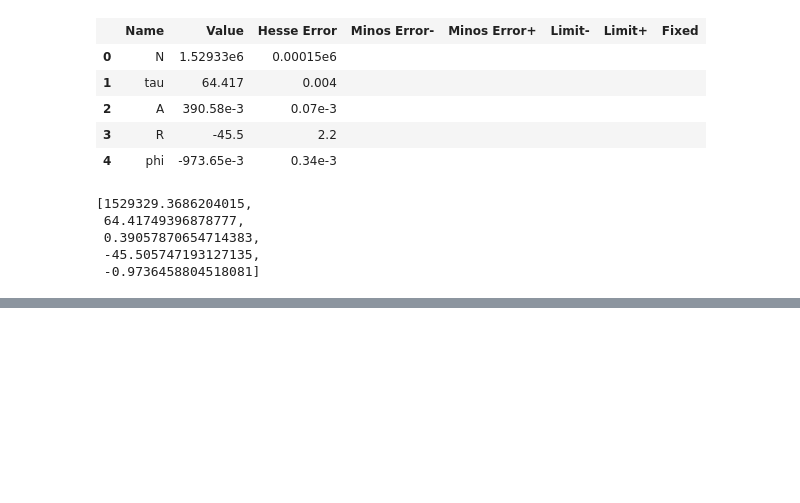
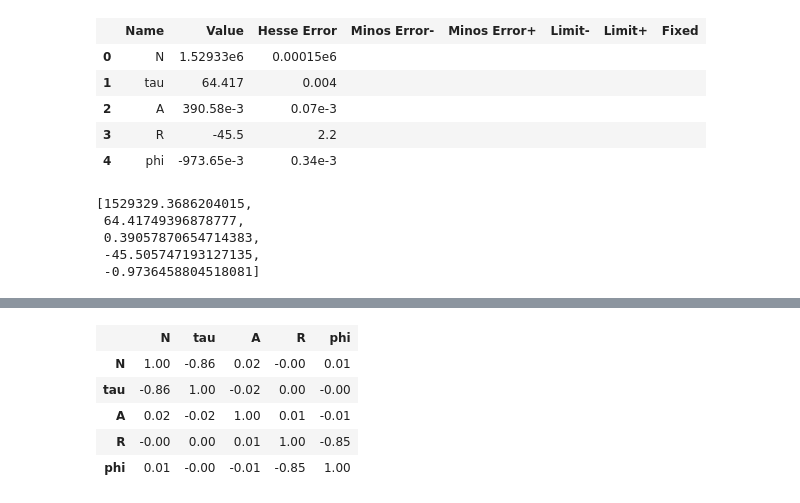
Before and after one commit to jlabounty/g2fit, a Jupyter notebook: fitting/g-2_minuit.ipynb, the cells around one changed output, grey strips where cells are left out. Cells and saved outputs as stored; diff of their text form; code cells hidden in the pictures; blank space fills up the shorter version.

```diff
--- a/fitting/g-2_minuit.ipynb
+++ b/fitting/g-2_minuit.ipynb
@@ -158,0 +156,9 @@ p: [1529329.3686204015, 64.41749396878777, 0.39057870654714383, -45.505747193127
+# %%
+m.matrix(correlation=True)
+# %% [output]
+|  | N | tau | A | R | phi |
+| N | 1.00 | -0.86 | 0.02 | -0.00 | 0.01 |
+| tau | -0.86 | 1.00 | -0.02 | 0.00 | -0.00 |
+| A | 0.02 | -0.02 | 1.00 | 0.01 | -0.01 |
+| R | -0.00 | 0.00 | 0.01 | 1.00 | -0.85 |
+| phi | 0.01 | -0.00 | -0.01 | -0.85 | 1.00 |
```
Also changed, not shown: parts of 13 cells of this notebook, 3 other files.
